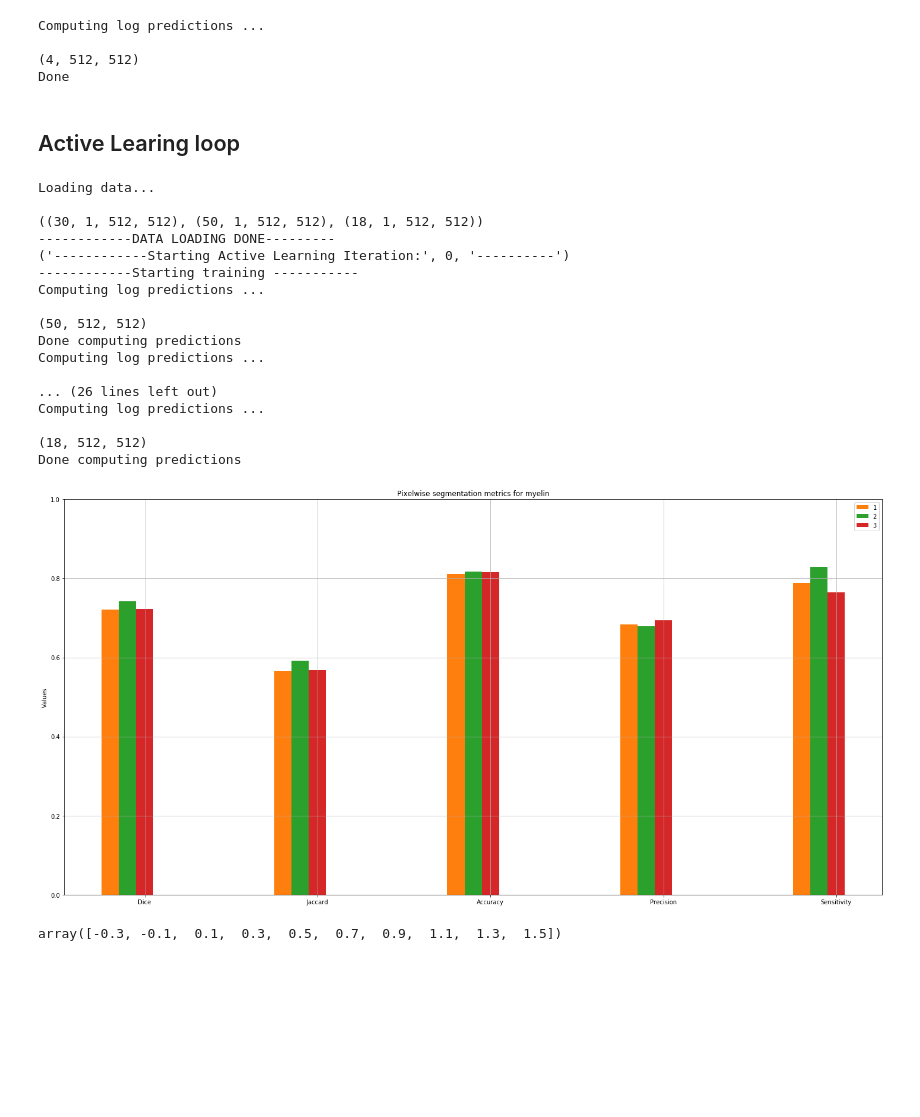
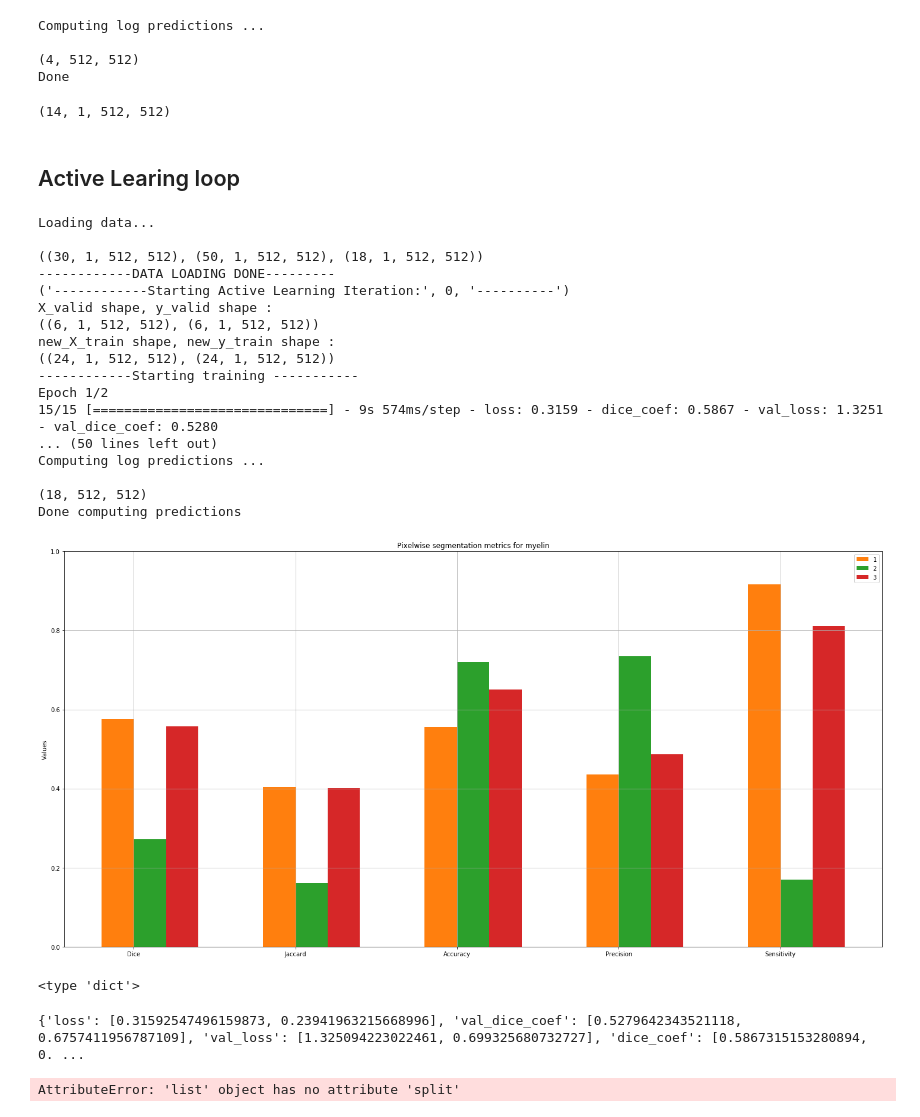
Before and after one commit to neuropoly/deep-active-learning, a Jupyter notebook: ceal/active_learning_20_09.ipynb, the cells around one changed output. Drawn from its saved outputs; the diff is of its cells as text; code cells hidden in the pictures; blank space fills up the shorter version.

Commit message:
Improved AL loop, save fit history

```diff
--- a/ceal/active_learning_20_09.ipynb
+++ b/ceal/active_learning_20_09.ipynb
@@ -332,7 +330,7 @@ K.set_image_dim_ordering('th')  # Theano dimension ordering in this code
 smooth = 1.
 Dropout.call = call
 
-nb_initial_epochs = 150
+nb_initial_epochs = 2
 apply_augmentation = True
 nb_step_predictions = 15
 steps_per_epoch = 15
@@ -930,5 +928,10 @@ Computing log predictions ...
 
 (4, 512, 512)
 Done
+# %%
+int(len(new_X_train)*0.66)
+new_X_train[26:].shape
+# %% [output]
+(14, 1, 512, 512)
 # %% [markdown]
 ## Active Learing loop
@@ -935,6 +952,8 @@ Done
 # %%
 path_img = '../data/full_images.npy'
 path_mask = '../data/full_masks.npy'
+model_paths = ["./models/AL_model_1.hdf5", "./models/AL_model_2.hdf5", "./models/AL_model_3.hdf5"]
+history_path = '../history/'
 
 X_full, y_full = load_data(path_img, path_mask, img_rows, img_cols )
 
@@ -950,7 +969,10 @@ y_test = y_full[80:]
 print(X_labelled.shape, X_unlabelled.shape, X_test.shape)
 print("------------DATA LOADING DONE---------")
 
+
+# START ACTIVE LEARNING ITERATION
 for i in range(3):
+    model_path = model_paths[i]
 
     print("------------Starting Active Learning Iteration:", i, '----------')
     if i == 0:
@@ -976,6 +998,16 @@ for i in range(3):
         print("new_X_test shape, new_y_test shape :")
         print(new_X_test.shape, new_y_test.shape)
 
+    # train - validation split
+    split_index = int(len(new_X_train)*0.80)
+    X_valid = new_X_train[split_index:]
+    y_valid = new_y_train[split_index:]
+    new_X_train = new_X_train[:split_index]
+    new_y_train = new_y_train[:split_index]
+    print("X_valid shape, y_valid shape :")
+    print(X_valid.shape, y_valid.shape)
+    print("new_X_train shape, new_y_train shape :")
+    print(new_X_train.shape, new_y_train.shape)
 
 
     ## Retrain with new dataset
@@ -998,35 +1030,37 @@ for i in range(3):
     if apply_augmentation:
         timestamp = format(time.strftime('%m%d_%H%M_%S'))
         save_parameters(format(time.strftime('%m%d_%H%M_%S')), get_params())
-        tensorboard = TensorBoard(log_dir = str("../logs/" + str(timestamp)))
+        tensorboard = TensorBoard(log_dir = str("../logs2/" + str(timestamp)))
+        history_loss = LossHistory()
         history = model.fit_generator(train_generator,
-                                      #validation_data = (X_valid, y_valid),
+                                      validation_data = (X_valid, y_valid),
                                       epochs = nb_initial_epochs,
-                                      verbose = 0,
+                                      verbose = 1,
                                       shuffle = True,
                                       steps_per_epoch = steps_per_epoch,
                                       #validation_steps= 5,
-                                      callbacks = [tensorboard])
-        model.save(intermediate_weights_path)
+                                      callbacks = [tensorboard, history_loss])
+        save_history(history.history, timestamp, i, history_path)
+        model.save(model_path)
 
 
     # if No Data Augmentation
     else:
         timestamp = format(time.strftime('%m%d_%H%M_%S'))
         save_parameters(format(time.strftime('%m%d_%H%M_%S')), get_params())
-        tensorboard = TensorBoard(log_dir = str("../logs/" + str(timestamp)))
+        tensorboard = TensorBoard(log_dir = str("../logs2/" + str(timestamp)))
         history = model.fit(X_train, y_train, validation_data = (X_valid, y_valid),
                                 batch_size = batch_size,
                                 epochs = nb_initial_epochs,
                                 verbose = 1,
                                 shuffle = True,
                                 callbacks = [tensorboard])
-        model.save(intermediate_weights_path)
+        model.save(model_path)
 
 
     # uncertainty computation for unlabelled
 
-    weights = intermediate_weights_path
+    weights = model_path
     modelUncertain = unet_full_bn(dropout = True)
     modelUncertain.load_weights(weights)
 
@@ -1034,7 +1068,7 @@ for i in range(3):
     uncertain = np.zeros(len(new_X_test))
 
     print("Computing log predictions ...\n")
-    predictions = predict(new_X_test, model)
+    predictions = predict(new_X_test, modelUncertain)
 
     for i in range(len(new_X_test)):
         sample = new_X_test[i].reshape([1, 1, img_rows, img_cols])
@@ -1061,7 +1095,7 @@ for i in range(3):
     hde = np.zeros(len(X_test))
 
     print("Computing log predictions ...\n")
-    predictions = predict(X_test, model)
+    predictions = predict(X_test, modelUncertain)
 
     for i in range(len(X_test)):
         sample = X_test[i].reshape([1, 1, img_rows, img_cols])
@@ -1091,42 +1125,42 @@ Loading data...
 ((30, 1, 512, 512), (50, 1, 512, 512), (18, 1, 512, 512))
 ------------DATA LOADING DONE---------
 ('------------Starting Active Learning Iteration:', 0, '----------')
+X_valid shape, y_valid shape :
+((6, 1, 512, 512), (6, 1, 512, 512))
+new_X_train shape, new_y_train shape :
+((24, 1, 512, 512), (24, 1, 512, 512))
 ------------Starting training -----------
-Computing log predictions ...
-
-(50, 512, 512)
-Done computing predictions
-Computing log predictions ...
-
-... (26 lines left out)
+Epoch 1/2
+15/15 [==============================] - 9s 574ms/step - loss: 0.3159 - dice_coef: 0.5867 - val_loss: 1.3251 - val_dice_coef: 0.5280
+... (50 lines left out)
 Computing log predictions ...
 
 (18, 512, 512)
 Done computing predictions
 # %%
 n_groups = 5
-width=0.1
+width=0.2
 fig, ax = plt.subplots(figsize = (20, 10))
 index = np.arange(n_groups)
 
 for i in np.arange(1, 4, 1):
     plot = np.arange(-0.3, 1.6, width)
     color = "C" + str(i)
     rects1 = plt.bar(index + plot[i], score_global[i], width=width, color=color,label=i)
 
 
 plt.ylabel('Values')
 plt.title('Pixelwise segmentation metrics for myelin')
 plt.xticks(index, ('Dice', 'Jaccard', 'Accuracy', 'Precision', 'Sensitivity'),fontsize=10)
 plt.legend(loc='best')
 plt.grid(True)
 plt.ylim(0, 1)
 
 plt.tight_layout()
 plt.show()
 # %% [output]
-[figure, old version]
+[figure, new version]
-# %%
-np.arange(-0.3, 1.6, 0.2)
-# %% [output]
-array([-0.3, -0.1,  0.1,  0.3,  0.5,  0.7,  0.9,  1.1,  1.3,  1.5])
+# %%
+print(type(history.history))
+# %% [output]
+<type 'dict'>
@@ -1132,0 +1171,8 @@ array([-0.3, -0.1,  0.1,  0.3,  0.5,  0.7,  0.9,  1.1,  1.3,  1.5])
+# %%
+
+txt_file = open('/home/malub_local/history/history_iter_0_0925_1449_09.txt','r')
+print(txt_file.read())
+print txt_file.readlines().split(':')
+# %% [output]
+{'loss': [0.31592547496159873, 0.23941963215668996], 'val_dice_coef': [0.5279642343521118, 0.6757411956787109], 'val_loss': [1.325094223022461, 0.699325680732727], 'dice_coef': [0.5867315153280894, 0. ...
+AttributeError: 'list' object has no attribute 'split'
```
Also changed, not shown: parts of 4 cells of this notebook.
